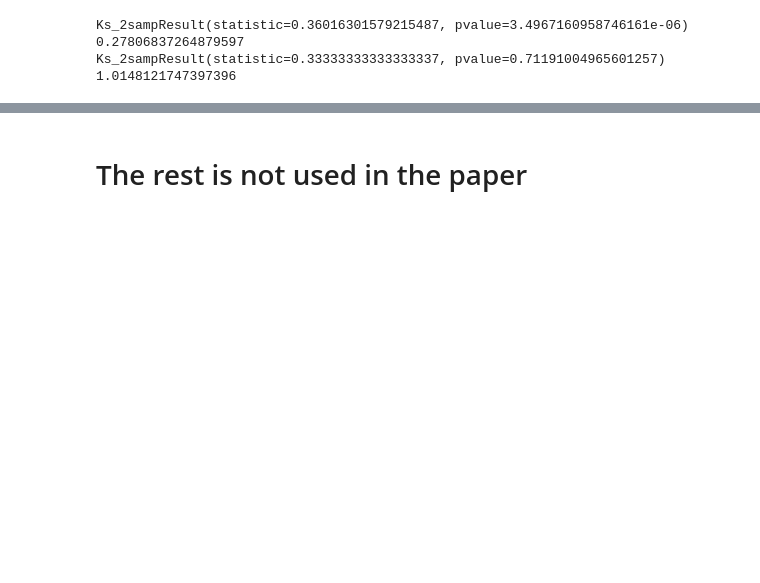
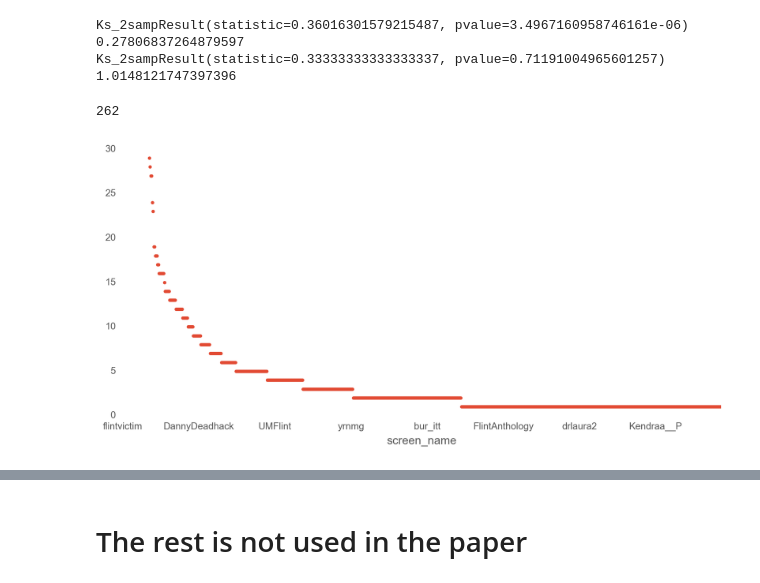
Before and after one commit to oztalha/Flint, a Jupyter notebook: Codes-Toz/Flint.ipynb, the cells around one changed output, grey strips where cells are left out. Cells and saved outputs as stored; diff of their text form; code cells hidden in the pictures; blank space fills up the shorter version.

```diff
--- a/Codes-Toz/Flint.ipynb
+++ b/Codes-Toz/Flint.ipynb
@@ -239,3 +241,29 @@ mayor = df.text.str.contains('Dayne|Walling|ayor',case=False)
 print([len(df[x]) for x in [snyder,EM,mayor]]) #Footnote 10.
 # %% [output]
 [97577, 6028, 11609]
+# %%
+from matplotlib import animation,font_manager
+import matplotlib.pyplot as plt
+from html import unescape
+import os
+
+plt.rcParams['savefig.dpi']=150
+plt.rcParams['animation.html'] = 'html5'
+
+fig, ax = plt.subplots(figsize=(6, 1))
+ax.set_axis_off()
+
+plt.subplots_adjust(left=0.1, right=0.9, top=0.9, bottom=0.1)
+prop = font_manager.FontProperties(fname='Quivira.otf') # 'Symbola.ttf'
+text = ax.text(.5, .5, '', fontsize=11, va='center', ha='center', wrap=True, fontproperties = prop)
+
+txt = list(g.head(30).text) #g is a pandas dataframe
+
+def animate(i):
+    text.set_text('('+str(i+1)+') '+unescape(txt[i]))
+    return (text,)
+
+anim = animation.FuncAnimation(fig, animate, frames=len(txt), interval=2000, blit=True)
+anim.save('top30.mp4') #matplotlib can save as mp4, but not as gif yet.
+os.system("convert -delay 200 top30.mp4 top30.gif") #imagemagick's convert
+anim #eye candy for the presentation :-)
@@ -305,3 +335,21 @@ Ks_2sampResult(statistic=0.36016301579215487, pvalue=3.4967160958746161e-06)
 0.27806837264879597
 Ks_2sampResult(statistic=0.33333333333333337, pvalue=0.71191004965601257)
 1.0148121747397396
+# %%
+#now the contagion "experiment"
+import matplotlib.pyplot as plt
+import matplotlib
+%matplotlib inline
+import seaborn as sns
+#matplotlib.style.use('fivethirtyeight')
+matplotlib.style.use('ggplot')
+plt.rcParams['axes.facecolor']='w'
+plt.rcParams['savefig.facecolor']='w'
+plt.rcParams['savefig.dpi']=227 #DPI of my 13.3 MacBook Pro Retina
+f = df[df.latlon == gc.geocode("Flint, MI")].groupby('screen_name').size()
+f.sort_values(ascending=False).plot(ylim=(0,30),linestyle="None",marker='.',figsize=(10,5))
+f2 = list(f[(f>2)&(f<20)].index.values)
+print(len(f2)) #Natural selection: Flinters who tweeted 2<x<20 times
+# %% [output]
+262
+[figure, added]
```
Also changed, not shown: parts of 22 cells of this notebook.
